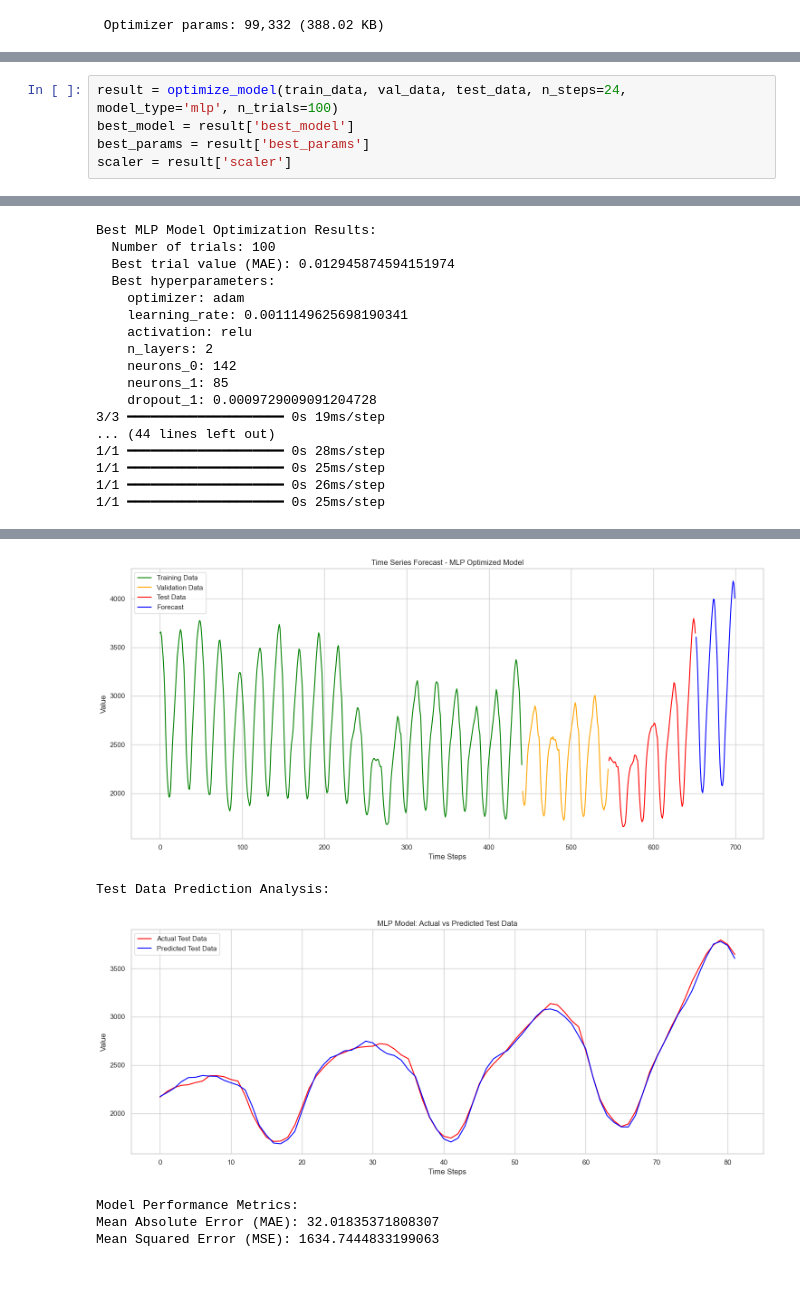
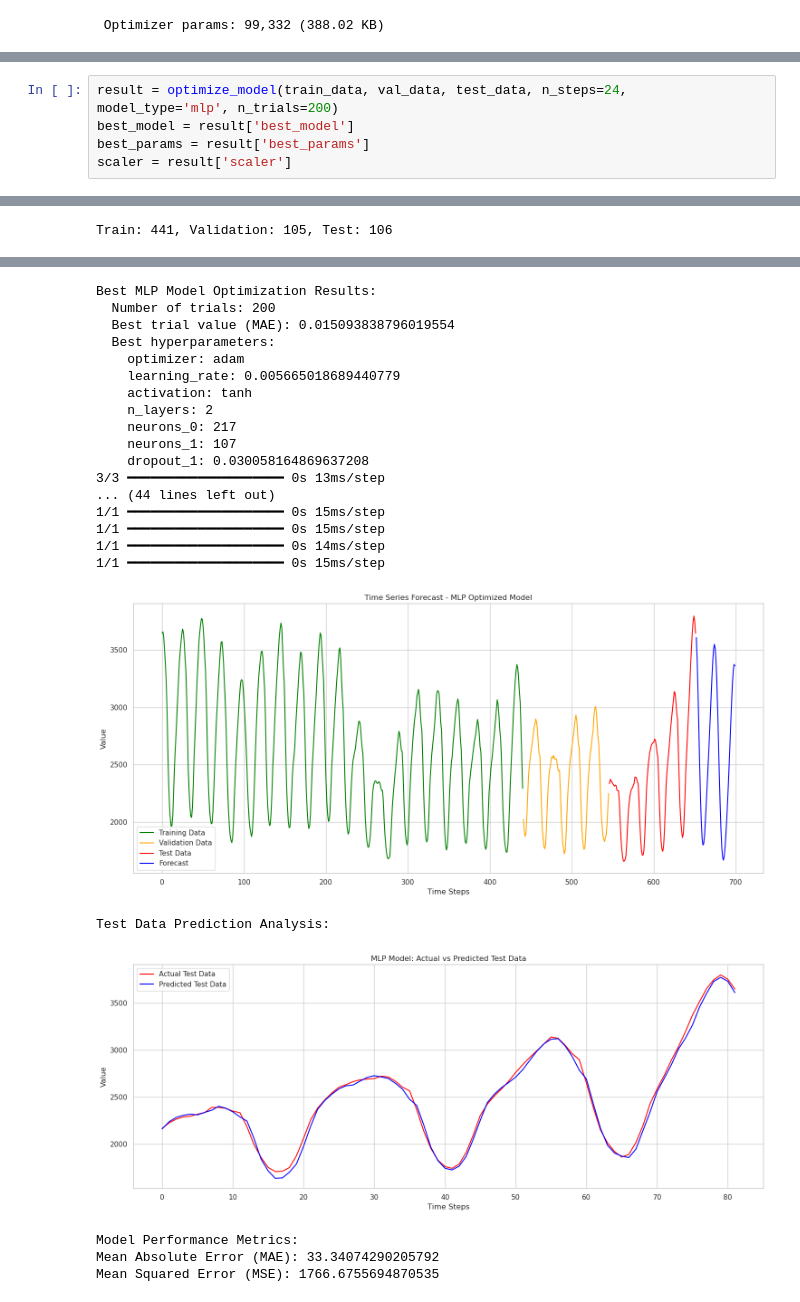
Before and after one commit to Pepe-Chuy/Examen2NL, a Jupyter notebook: H38.ipynb, the cells around one changed output, grey strips where cells are left out. Saved outputs shown, nothing was run; the diff lists cells and outputs as text.

```diff
--- a/H38.ipynb
+++ b/H38.ipynb
@@ -117,5 +173,5 @@ Model: "sequential_16"
 # %%
-result = optimize_model(train_data, val_data, test_data, n_steps=24, model_type='mlp', n_trials=100)
+result = optimize_model(train_data, val_data, test_data, n_steps=24, model_type='mlp', n_trials=200)
 best_model = result['best_model']
 best_params = result['best_params']
 scaler = result['scaler']
@@ -140,17 +180 @@ scaler = result['scaler']
-Best MLP Model Optimization Results:
-  Number of trials: 100
-  Best trial value (MAE): 0.012945874594151974
-  Best hyperparameters:
-    optimizer: adam
-    learning_rate: 0.0011149625698190341
-    activation: relu
-    n_layers: 2
-    neurons_0: 142
-    neurons_1: 85
-    dropout_1: 0.0009729009091204728
-3/3 ━━━━━━━━━━━━━━━━━━━━ 0s 19ms/step
-... (44 lines left out)
-1/1 ━━━━━━━━━━━━━━━━━━━━ 0s 28ms/step
-1/1 ━━━━━━━━━━━━━━━━━━━━ 0s 25ms/step
-1/1 ━━━━━━━━━━━━━━━━━━━━ 0s 26ms/step
-1/1 ━━━━━━━━━━━━━━━━━━━━ 0s 25ms/step
+Train: 441, Validation: 105, Test: 106
@@ -157,6 +198,23 @@ Best MLP Model Optimization Results:
+Best MLP Model Optimization Results:
+  Number of trials: 200
+  Best trial value (MAE): 0.015093838796019554
+  Best hyperparameters:
+    optimizer: adam
+    learning_rate: 0.005665018689440779
+    activation: tanh
+    n_layers: 2
+    neurons_0: 217
+    neurons_1: 107
+    dropout_1: 0.030058164869637208
+3/3 ━━━━━━━━━━━━━━━━━━━━ 0s 13ms/step
+... (44 lines left out)
+1/1 ━━━━━━━━━━━━━━━━━━━━ 0s 15ms/step
+1/1 ━━━━━━━━━━━━━━━━━━━━ 0s 15ms/step
+1/1 ━━━━━━━━━━━━━━━━━━━━ 0s 14ms/step
+1/1 ━━━━━━━━━━━━━━━━━━━━ 0s 15ms/step
-[figure, old version]
+[figure, new version]
-Test Data Prediction Analysis:
+Test Data Prediction Analysis:
-[figure, old version]
+[figure, new version]
-Model Performance Metrics:
-Mean Absolute Error (MAE): 32.01835371808307
-Mean Squared Error (MSE): 1634.7444833199063
+Model Performance Metrics:
+Mean Absolute Error (MAE): 33.34074290205792
+Mean Squared Error (MSE): 1766.6755694870535
```
Also changed, not shown: parts of 13 cells of this notebook, 5 other files.
